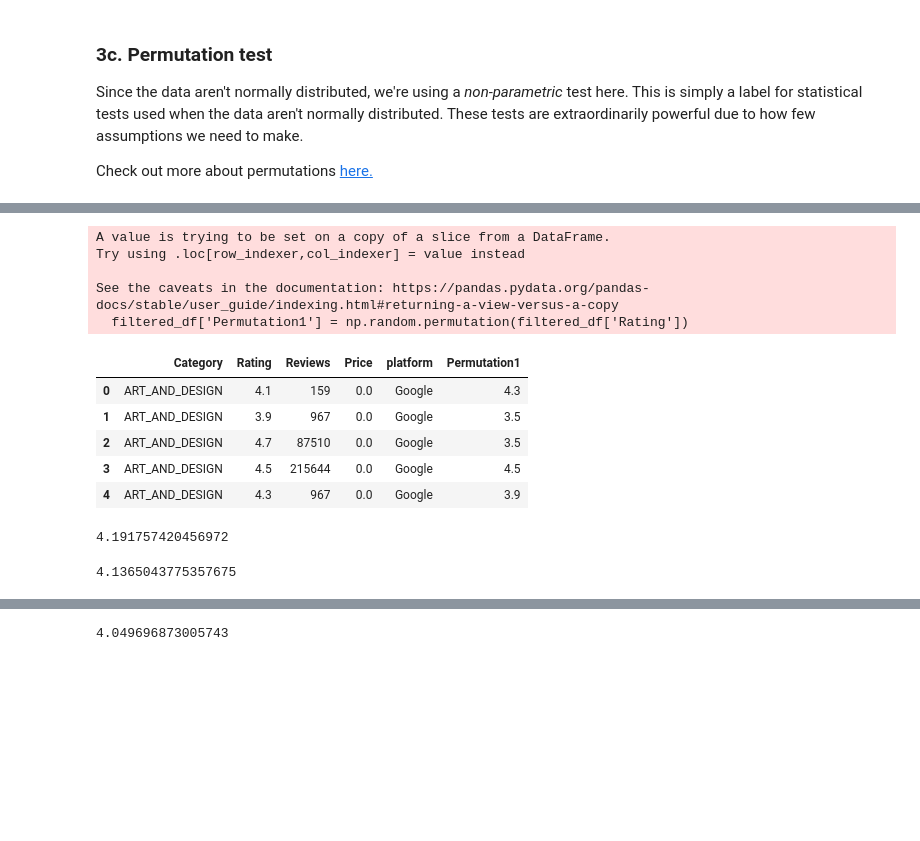
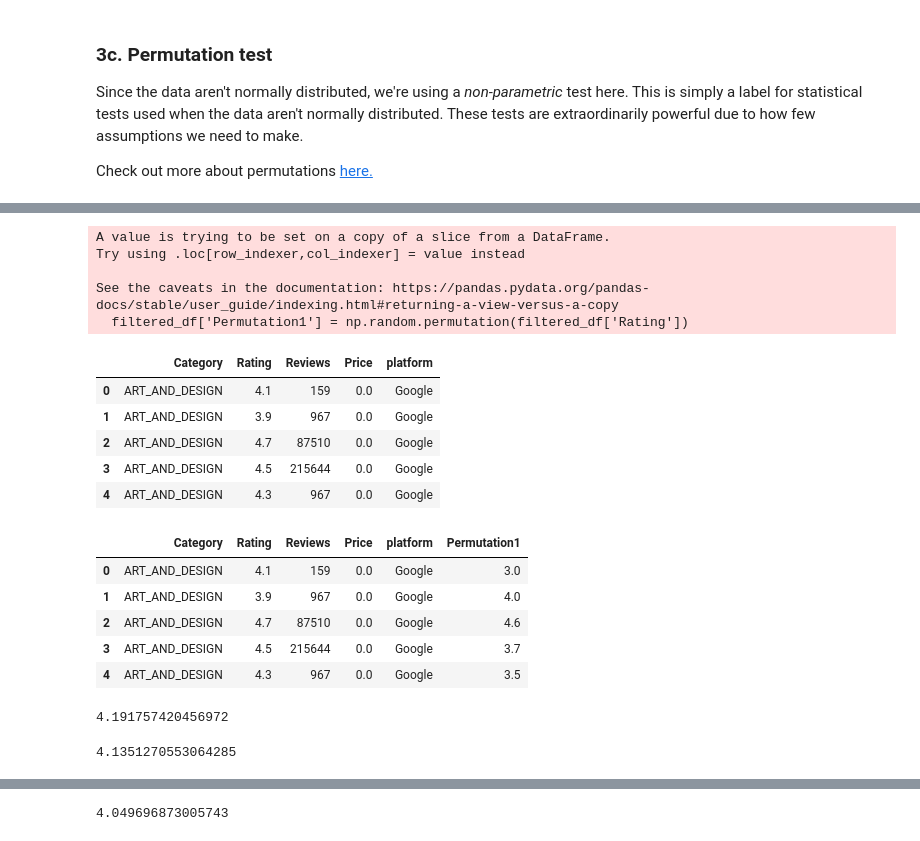
Before and after one commit to Xninety-nine/Springboard, a Jupyter notebook: Springboard Apps project - Tier 3 - Complete.ipynb, the cells around one changed output, grey strips where cells are left out. Cells and saved outputs as stored; diff of their text form; code cells hidden in the pictures; blank space fills up the shorter version.

```diff
--- a/Springboard Apps project - Tier 3 - Complete.ipynb
+++ b/Springboard Apps project - Tier 3 - Complete.ipynb
@@ -660,26 +651,39 @@ See the caveats in the documentation: https://pandas.pydata.org/pandas-docs/stab
-# %%
-filtered_df['Permutation1'] = np.random.permutation(filtered_df['Rating'])
-# %% [output]
-A value is trying to be set on a copy of a slice from a DataFrame.
-Try using .loc[row_indexer,col_indexer] = value instead
-
-See the caveats in the documentation: https://pandas.pydata.org/pandas-docs/stable/user_guide/indexing.html#returning-a-view-versus-a-copy
-  filtered_df['Permutation1'] = np.random.permutation(filtered_df['Rating'])
+# %%
+# Create a column called `Permutation1`, and assign to it the result of permuting (shuffling) the Rating column
+# This assignment will use our numpy object's random.permutation() method
+np.random.seed(42)
+
+permuted_filtered_df['Permutation1'] = np.random.permutation(filtered_df['Rating'])
+# %% [output]
+A value is trying to be set on a copy of a slice from a DataFrame.
+Try using .loc[row_indexer,col_indexer] = value instead
+
+See the caveats in the documentation: https://pandas.pydata.org/pandas-docs/stable/user_guide/indexing.html#returning-a-view-versus-a-copy
+  filtered_df['Permutation1'] = np.random.permutation(filtered_df['Rating'])
 # %%
 filtered_df.head()
 # %% [output]
-|  | Category | Rating | Reviews | Price | platform | Permutation1 |
-| 0 | ART_AND_DESIGN | 4.1 | 159 | 0.0 | Google | 4.3 |
-| 1 | ART_AND_DESIGN | 3.9 | 967 | 0.0 | Google | 3.5 |
-| 2 | ART_AND_DESIGN | 4.7 | 87510 | 0.0 | Google | 3.5 |
-| 3 | ART_AND_DESIGN | 4.5 | 215644 | 0.0 | Google | 4.5 |
-| 4 | ART_AND_DESIGN | 4.3 | 967 | 0.0 | Google | 3.9 |
+|  | Category | Rating | Reviews | Price | platform |
+| 0 | ART_AND_DESIGN | 4.1 | 159 | 0.0 | Google |
+| 1 | ART_AND_DESIGN | 3.9 | 967 | 0.0 | Google |
+| 2 | ART_AND_DESIGN | 4.7 | 87510 | 0.0 | Google |
+| 3 | ART_AND_DESIGN | 4.5 | 215644 | 0.0 | Google |
+| 4 | ART_AND_DESIGN | 4.3 | 967 | 0.0 | Google |
 # %%
 # Lets compare with the previous analytical summary:
 # %%
 #Data frame with permuations for google
 
 google_df = filtered_df[filtered_df['platform']== 'Google']
+# %%
+google_df.head()
+# %% [output]
+|  | Category | Rating | Reviews | Price | platform | Permutation1 |
+| 0 | ART_AND_DESIGN | 4.1 | 159 | 0.0 | Google | 3.0 |
+| 1 | ART_AND_DESIGN | 3.9 | 967 | 0.0 | Google | 4.0 |
+| 2 | ART_AND_DESIGN | 4.7 | 87510 | 0.0 | Google | 4.6 |
+| 3 | ART_AND_DESIGN | 4.5 | 215644 | 0.0 | Google | 3.7 |
+| 4 | ART_AND_DESIGN | 4.3 | 967 | 0.0 | Google | 3.5 |
 # %%
 #Google rating mean
 
@@ -690,7 +694,7 @@ google_df['Rating'].mean()
 #Google permutation mean
 google_df['Permutation1'].mean()
 # %% [output]
-4.1365043775357675
+4.1351270553064285
 # %%
 #Data frame with permuations for apple
 
```
Also changed, not shown: parts of 15 cells of this notebook.
